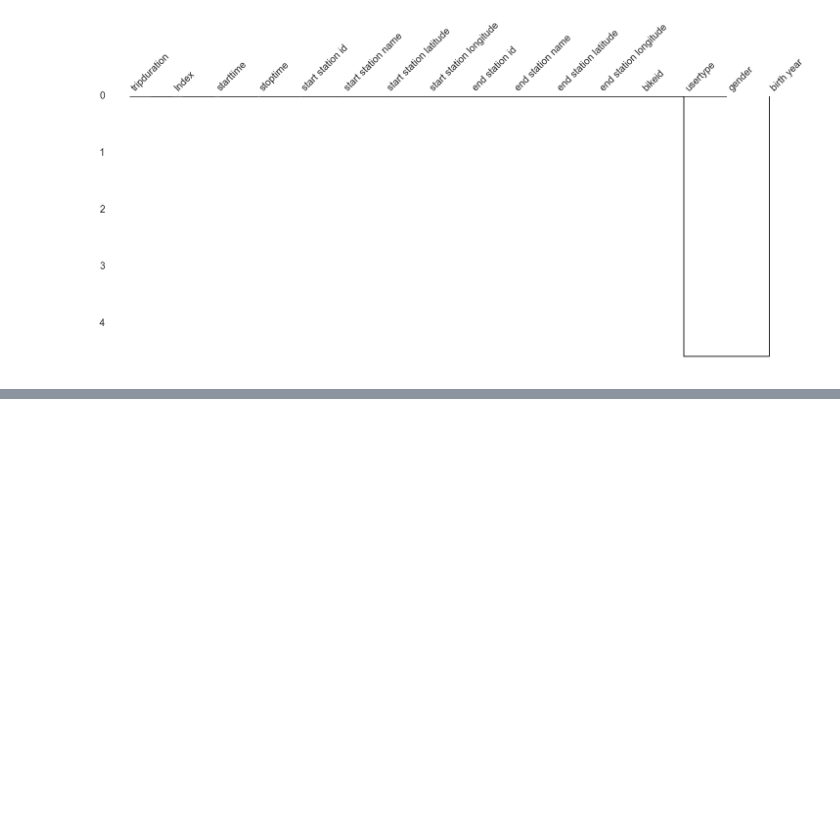
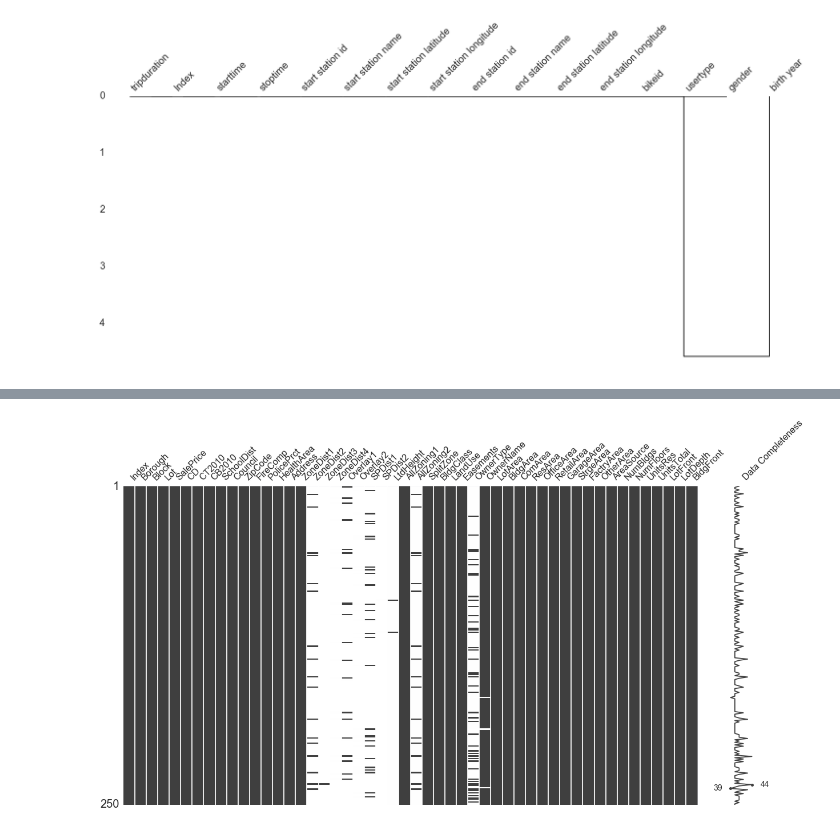
Before and after one commit to ResidentMario/missingno, a Jupyter notebook: missingno-bugs-needing-fixing.ipynb, the cells around one changed output, grey strips where cells are left out. Cells and saved outputs as stored; diff of their text form; code cells hidden in the pictures; blank space fills up the shorter version.

```diff
--- a/missingno-bugs-needing-fixing.ipynb
+++ b/missingno-bugs-needing-fixing.ipynb
@@ -23 +23,5 @@ msno.matrix(buildings_data.sample(250))
+# %%
+msno.matrix(buildings_data.sample(250).iloc[:, 0:50])
+# %% [output]
+[figure, added]
 # %%
```
Also changed, not shown: parts of 2 cells of this notebook, 1 other file.
